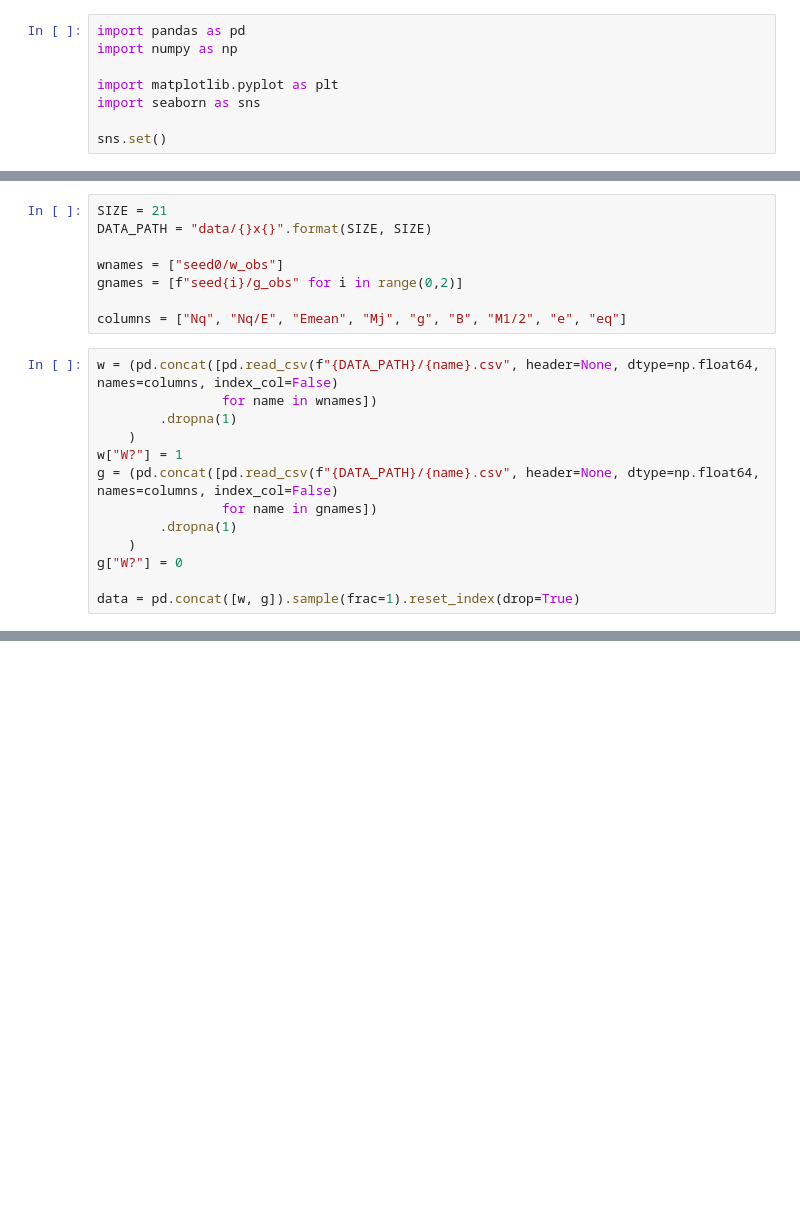
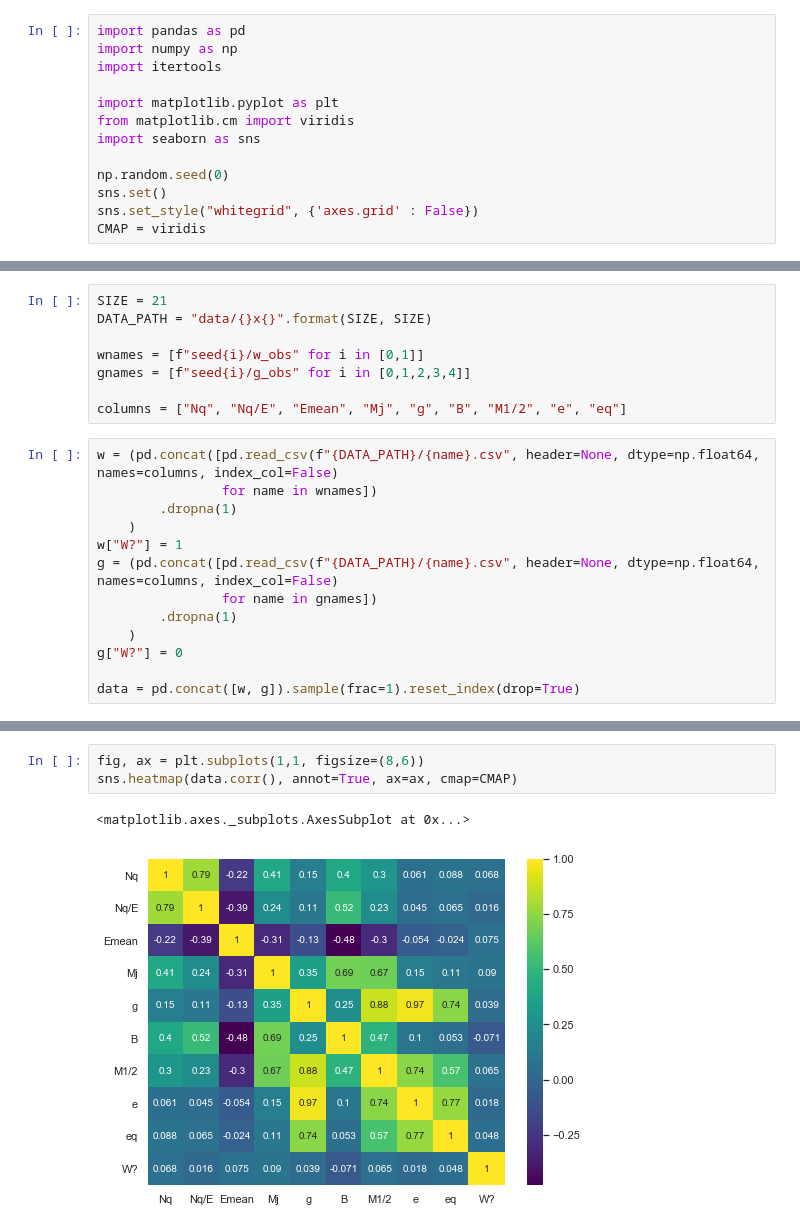
Before and after one commit to LewisNex/mlpi, a Jupyter notebook: observables.ipynb, the cells around one changed output, grey strips where cells are left out. Saved outputs shown, nothing was run; the diff lists cells and outputs as text; blank space fills up the shorter version.

```diff
--- a/observables.ipynb
+++ b/observables.ipynb
@@ -1,8 +1,13 @@
 # %%
 import pandas as pd
 import numpy as np
+import itertools
 
 import matplotlib.pyplot as plt
+from matplotlib.cm import viridis
 import seaborn as sns
 
+np.random.seed(0)
 sns.set()
+sns.set_style("whitegrid", {'axes.grid' : False})
+CMAP = viridis
@@ -10,8 +88,8 @@ sns.set()
 SIZE = 21
 DATA_PATH = "data/{}x{}".format(SIZE, SIZE)
 
-wnames = ["seed0/w_obs"]
-gnames = [f"seed{i}/g_obs" for i in range(0,2)]
+wnames = [f"seed{i}/w_obs" for i in [0,1]]
+gnames = [f"seed{i}/g_obs" for i in [0,1,2,3,4]]
 
 columns = ["Nq", "Nq/E", "Emean", "Mj", "g", "B", "M1/2", "e", "eq"]
 # %%
@@ -46,0 +112,6 @@ plt.show()
+# %%
+fig, ax = plt.subplots(1,1, figsize=(8,6))
+sns.heatmap(data.corr(), annot=True, ax=ax, cmap=CMAP)
+# %% [output]
+<matplotlib.axes._subplots.AxesSubplot at 0x...>
+[figure, added]
```
Also changed, not shown: parts of 17 cells of this notebook, 1 other file.
